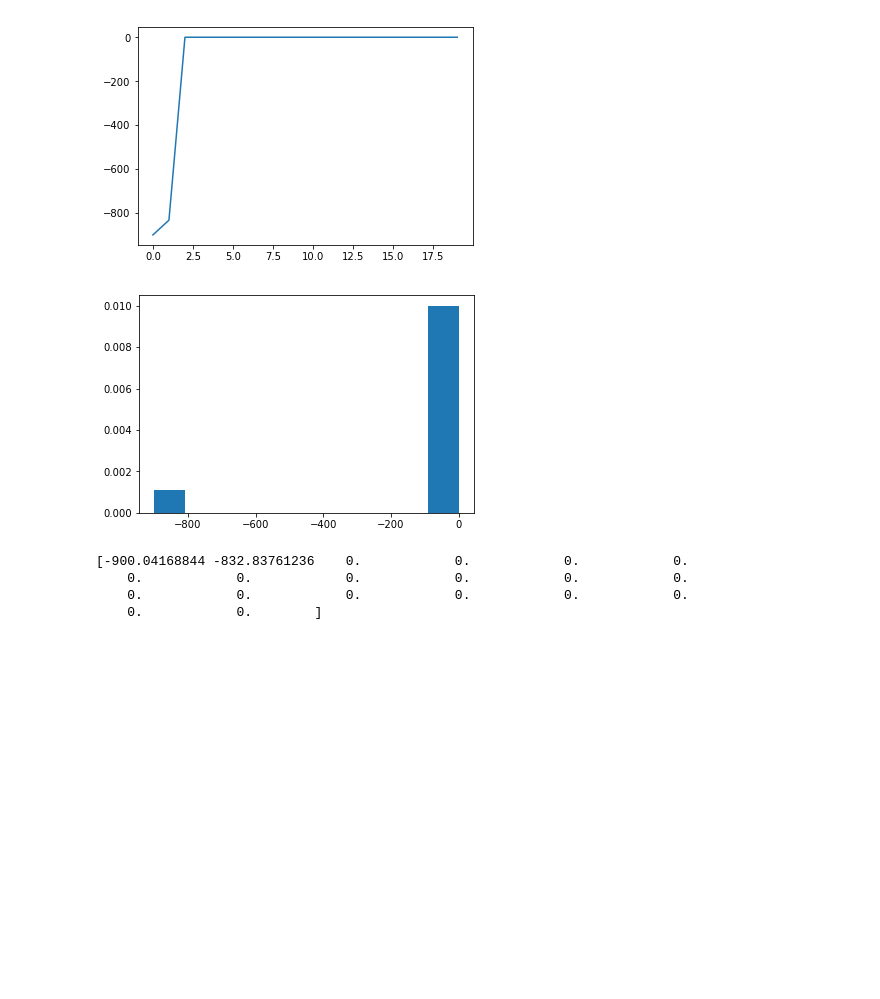
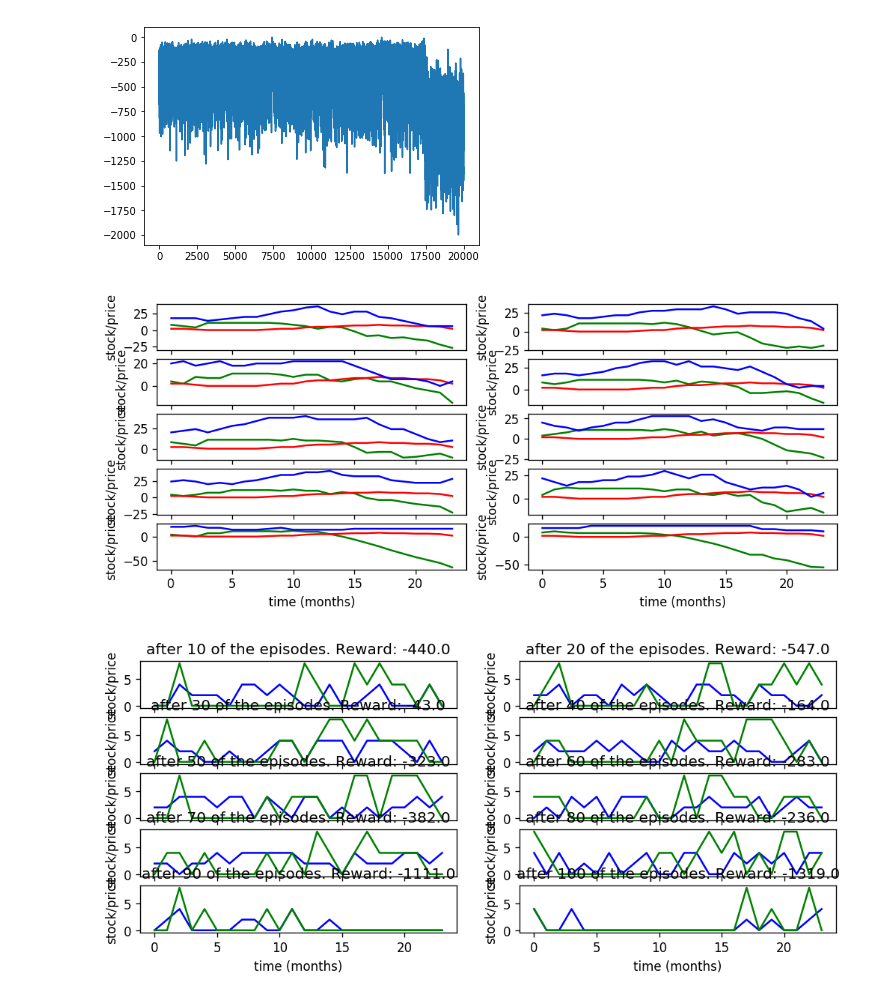
Before and after one commit to LukasKemmer/INF581, a Jupyter notebook: code/test_notebook.ipynb, the cells around one changed output. Drawn from its saved outputs; the diff is of its cells as text; code cells hidden in the pictures; blank space fills up the shorter version.

```diff
--- a/code/test_notebook.ipynb
+++ b/code/test_notebook.ipynb
@@ -24,14 +56,48 @@ KeyboardInterrupt:
-# %%
-import matplotlib.pyplot as plt
-plt.plot(rewards)
-plt.show()
-plt.hist(rewards, normed=True)
-plt.show()
-print(rewards)
-# %% [output]
-[figure, removed]
-[figure, removed]
-[-900.04168844 -832.83761236    0.            0.            0.            0.
-    0.            0.            0.            0.            0.            0.
-    0.            0.            0.            0.            0.            0.
-    0.            0.        ]
+# %%
+import matplotlib.pyplot as plt
+fig = plt.figure(figsize=(10, 4), dpi=120)
+for i in range(1,11):
+    fig.add_subplot(5, 2, i)
+    #plt.title("after ",i*10,"% of the episodes")
+    plt.plot(stocks[i-1,:,1], 'g', label='Stock warehouse 1')
+    plt.plot(demands[i-1,:,0], 'r', label='Demand warehouse 1')
+    plt.plot(stocks[i-1,:,0], 'b', label='Stock factory')
+    plt.xlabel('time (months)')
+    plt.ylabel('stock/price')
+    # plt.legend()
+
+fig4 = plt.figure(figsize=(10, 4), dpi=120)
+for i in range(1,11):
+    fig4.add_subplot(5, 2, i)
+    plt.title("after %s of the episodes. Reward: %s"%(i*10,reward_log[i-1]))
+    plt.plot(actions[i-1,:,0], 'b', label='production')
+    plt.plot(actions[i-1,:,1], 'g', label='sending to warehouse')
+    plt.xlabel('time (months)')
+    plt.ylabel('stock/price')
+
+
+fig2 = plt.figure(figsize=(10, 4), dpi=120)
+fig2.add_subplot(2, 1, 1)
+plt.title("For the best policy: reward = %s"%maxreward)
+plt.plot(best_stocks[:,1], 'g', label='Stock warehouse 1')
+plt.plot(best_demands[:,0], 'r', label='Demand warehouse 1')
+plt.plot(best_stocks[:,0], 'b', label='Stock factory')
+plt.xlabel('time (months)')
+plt.ylabel('stock/price')
+plt.legend()
+
+fig2.add_subplot(2, 1, 2)
+plt.plot(best_actions[:,0], 'b', label='production')
+plt.plot(best_actions[:,1], 'g', label='sending to warehouse')
+plt.xlabel('time (months)')
+plt.ylabel('stock')
+plt.legend()
+
+fig3 = plt.figure(figsize=(10, 4), dpi=120)
+plt.title("Rewards")
+plt.plot(rewards)
+plt.show()
+# %% [output]
+[figure, added]
+[figure, added]
+[figure, added]
```
Also changed, not shown: parts of 3 cells of this notebook, 6 other files.
